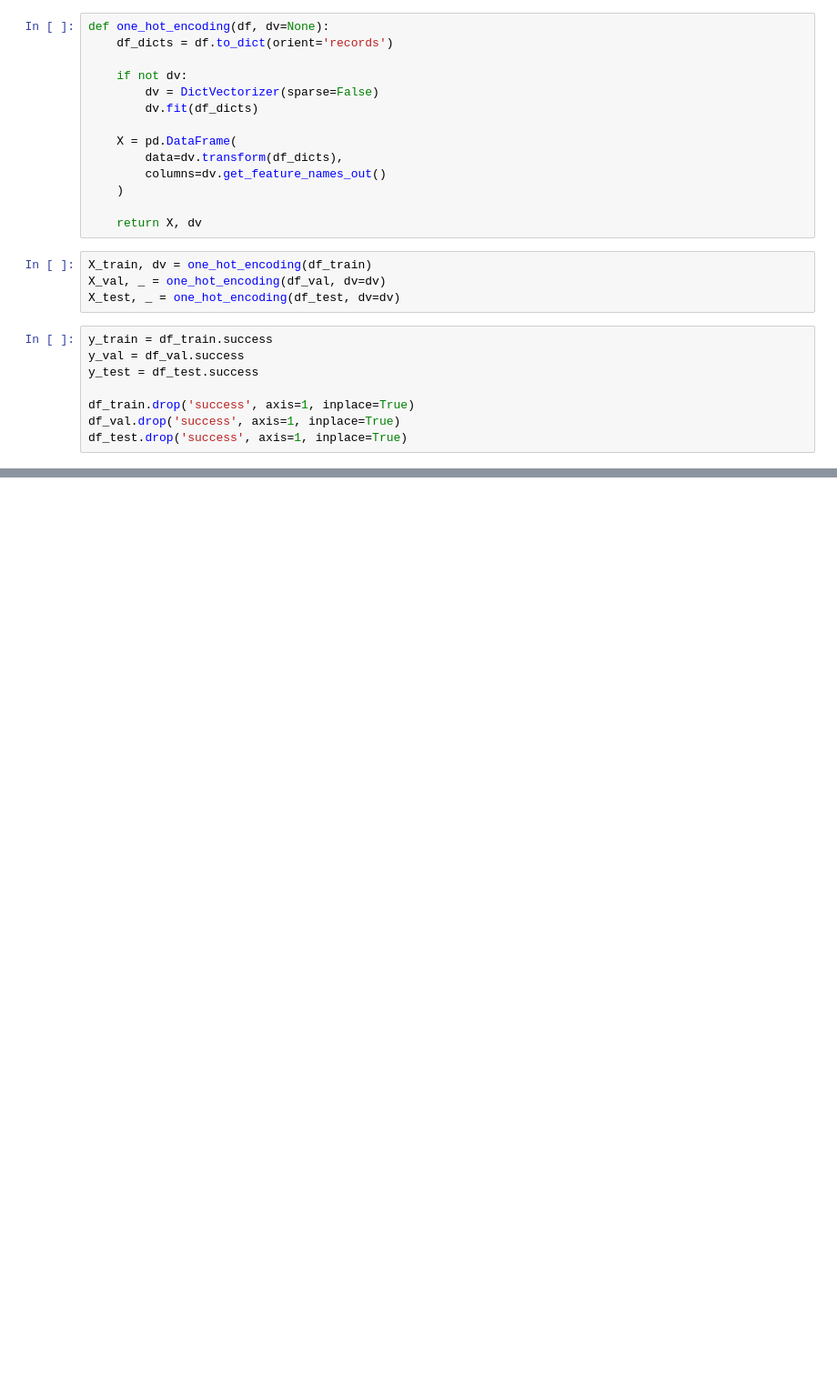
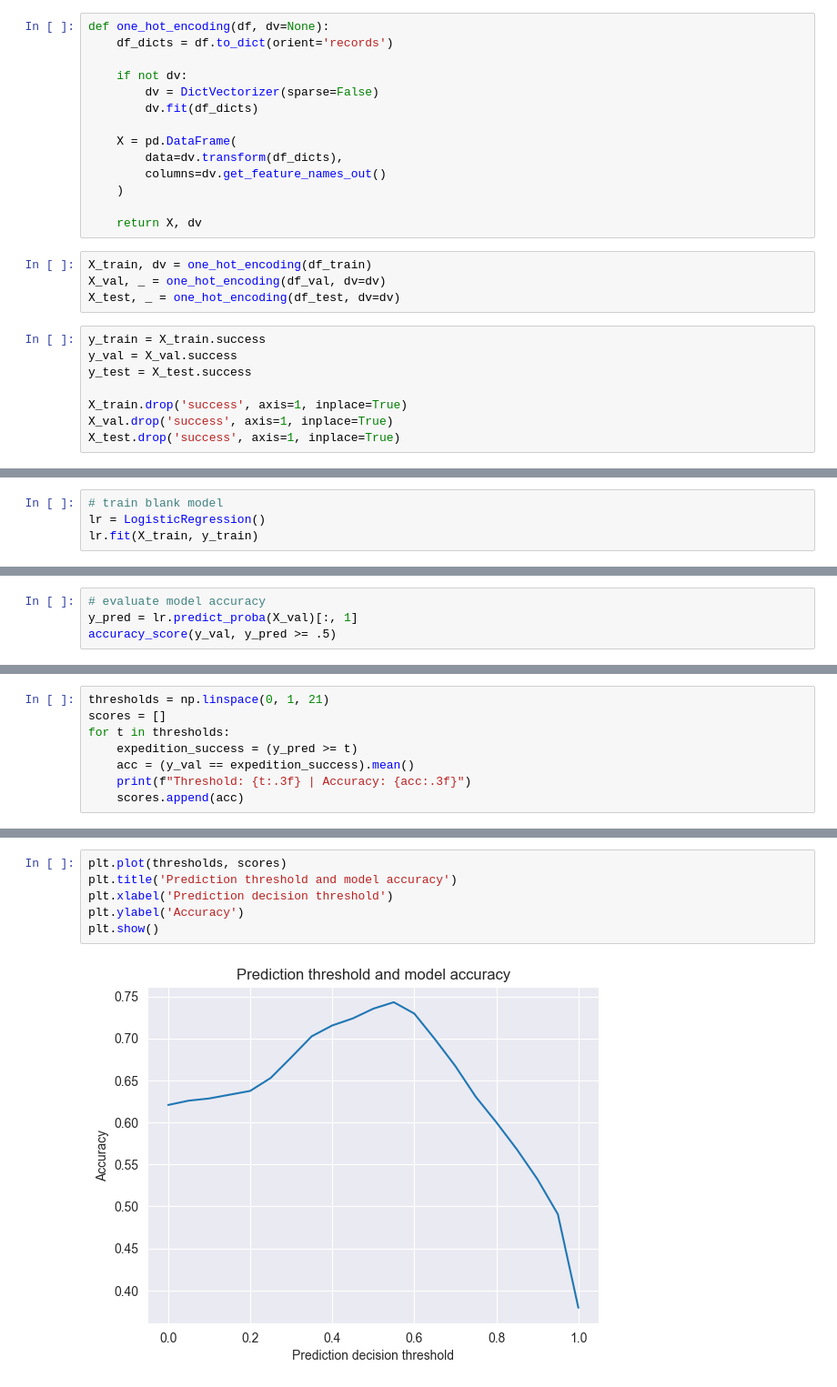
Before and after one commit to bastien-winant/ml-zoomcamp, a Jupyter notebook: midterm/notebook.ipynb, the cells around one changed output, grey strips where cells are left out. Shown at 91% size. Drawn from its saved outputs; the diff is of its cells as text; blank space fills up the shorter version.

Commit message:
train logistic regression and find optimal threshold

```diff
--- a/midterm/notebook.ipynb
+++ b/midterm/notebook.ipynb
@@ -532,10 +534,10 @@ X_train, dv = one_hot_encoding(df_train)
 X_val, _ = one_hot_encoding(df_val, dv=dv)
 X_test, _ = one_hot_encoding(df_test, dv=dv)
 # %%
-y_train = df_train.success
-y_val = df_val.success
-y_test = df_test.success
+y_train = X_train.success
+y_val = X_val.success
+y_test = X_test.success
 
-df_train.drop('success', axis=1, inplace=True)
-df_val.drop('success', axis=1, inplace=True)
-df_test.drop('success', axis=1, inplace=True)
+X_train.drop('success', axis=1, inplace=True)
+X_val.drop('success', axis=1, inplace=True)
+X_test.drop('success', axis=1, inplace=True)
@@ -563,0 +554,4 @@ from sklearn.ensemble import RandomForestClassifier
+# %%
+# train blank model
+lr = LogisticRegression()
+lr.fit(X_train, y_train)
@@ -563,0 +560,4 @@ from sklearn.ensemble import RandomForestClassifier
+# %%
+# evaluate model accuracy
+y_pred = lr.predict_proba(X_val)[:, 1]
+accuracy_score(y_val, y_pred >= .5)
@@ -563,0 +566,8 @@ from sklearn.ensemble import RandomForestClassifier
+# %%
+thresholds = np.linspace(0, 1, 21)
+scores = []
+for t in thresholds:
+	expedition_success = (y_pred >= t)
+	acc = (y_val == expedition_success).mean()
+	print(f"Threshold: {t:.3f} | Accuracy: {acc:.3f}")
+	scores.append(acc)
@@ -563,0 +592,8 @@ from sklearn.ensemble import RandomForestClassifier
+# %%
+plt.plot(thresholds, scores)
+plt.title('Prediction threshold and model accuracy')
+plt.xlabel('Prediction decision threshold')
+plt.ylabel('Accuracy')
+plt.show()
+# %% [output]
+[figure, added]
```
Also changed, not shown: parts of 12 cells of this notebook.
